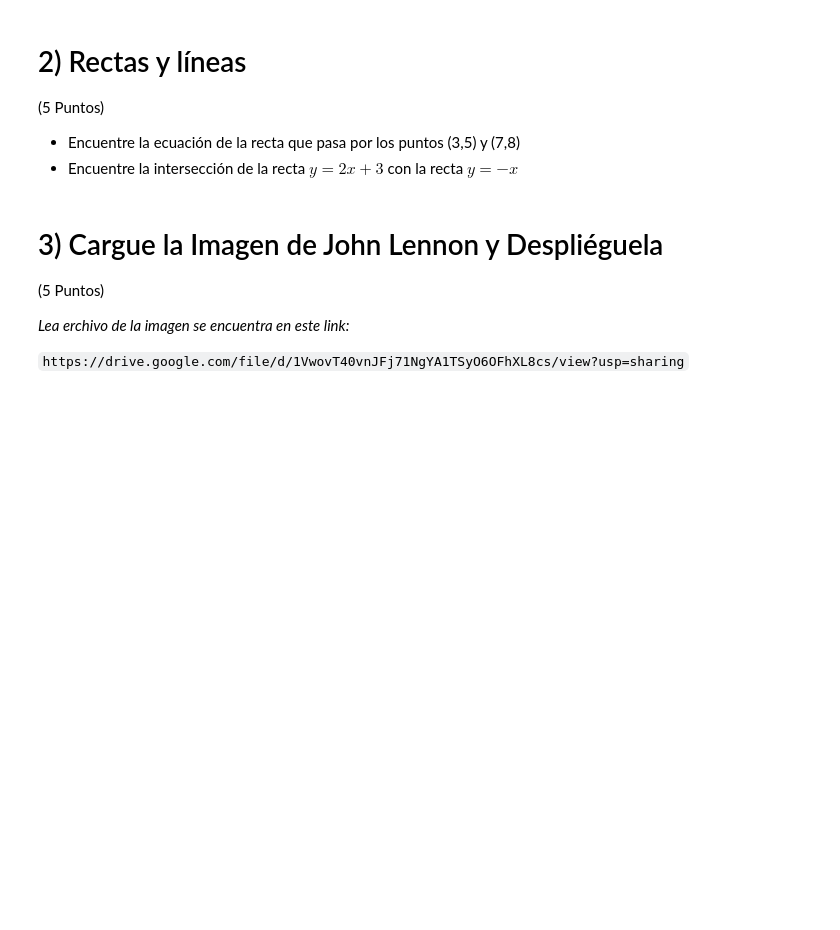
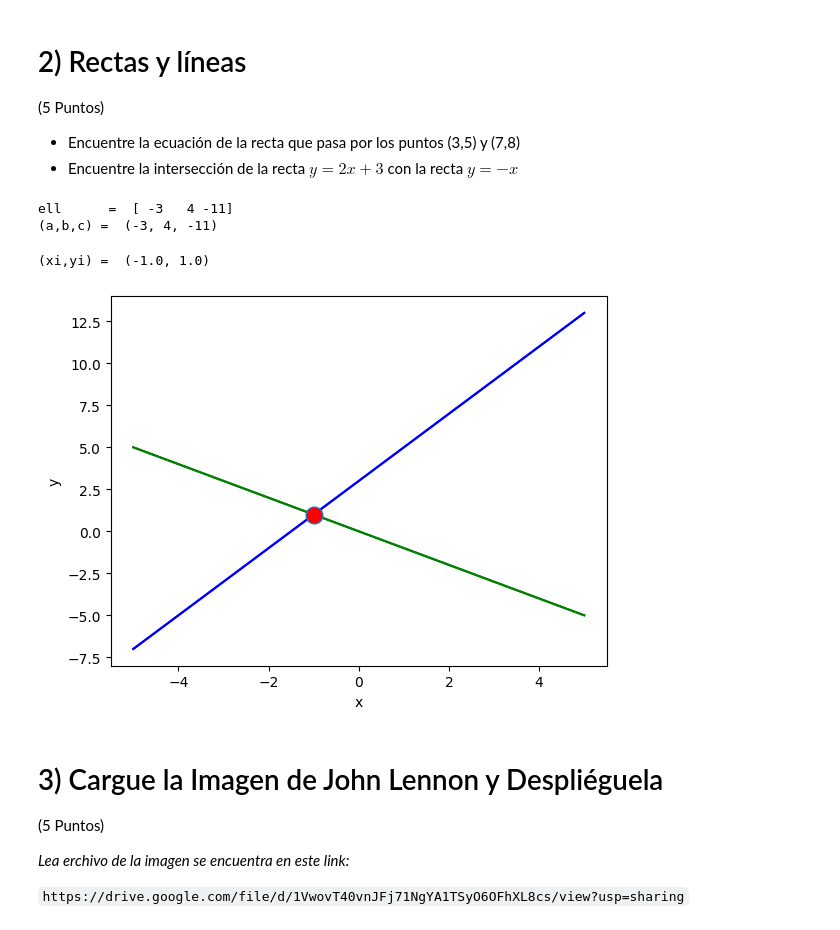
Before and after one commit to G2JL/Computer_Vision, a Jupyter notebook: 1902172_VC_A1_Puntos_lineas.ipynb, the cells around one changed output. Drawn from its saved outputs; the diff is of its cells as text; code cells hidden in the pictures; blank space fills up the shorter version.

```diff
--- a/1902172_VC_A1_Puntos_lineas.ipynb
+++ b/1902172_VC_A1_Puntos_lineas.ipynb
@@ -55,3 +53,66 @@ import cv2
+# %%
+ # PREGUNTA 2: ESCRIBA CODIGO AQUI
+
+ #----Ecuación de la recta por 2 puntos (3,5) y (7,8)----
+m1 = [3,5,1] # -> Punto 1
+m2 = [7,8,1] # -> Punto 2
+
+ell = np.cross(m1,m2) # <==== recta que pasa por ambos puntos
+a   = ell[0]
+b   = ell[1]
+c   = ell[2]
+
+print('ell      = ',ell)
+print('(a,b,c) = ',(a,b,c))
+# %% [output]
+ell      =  [ -3   4 -11]
+(a,b,c) =  (-3, 4, -11)
+# %%
+ #----Intersección de la recta y=2x+3 con la recta y=-x----
+
+# Definir las rectas en coordenadas homogéneas
+ell_1 = [2, -1, 3]  # Recta 1: 2x - y + 3 = 0 (y = 2x + 3)
+ell_2 = [1, 1, 0]   # Recta 2: x + y = 0 (y = -x)
+
+  # Recta 1
+a1 = ell_1[0]
+b1 = ell_1[1]
+c1 = ell_1[2]
+
+x1 = np.array([-5,5])
+y1 = -(a1*x1+c1)/b1
+
+plt.plot(x1,y1,color='blue')
+
+  # Recta 2
+a2   = ell_2[0]
+b2   = ell_2[1]
+c2   = ell_2[2]
+
+x2 = np.array([-5,5])
+y2 = -(a2*x2+c2)/b2
+
+plt.plot(x2,y2,color='green')
+
+# Calcular la intersección usando el producto cruzado
+mi = np.cross(ell_1, ell_2)  # Producto cruzado ℓ1 × ℓ2
+xi = mi[0]/mi[2]
+yi = mi[1]/mi[2]
+print('(xi,yi) = ',(xi,yi))
+
+
+plt.plot(x1,y1,color='blue')
+plt.plot(x2,y2,color='green')
+plt.plot(xi, yi, marker='o', markerfacecolor='red', markersize=12)
+
+# Gráfica
+plt.xlabel('x')
+plt.ylabel('y')
+
+plt.show()
+# %% [output]
+(xi,yi) =  (-1.0, 1.0)
+[figure, added]
 # %% [markdown]
 # 3) Cargue la Imagen de John Lennon y Despliéguela
 
```
Also changed, not shown: parts of 14 cells of this notebook.
